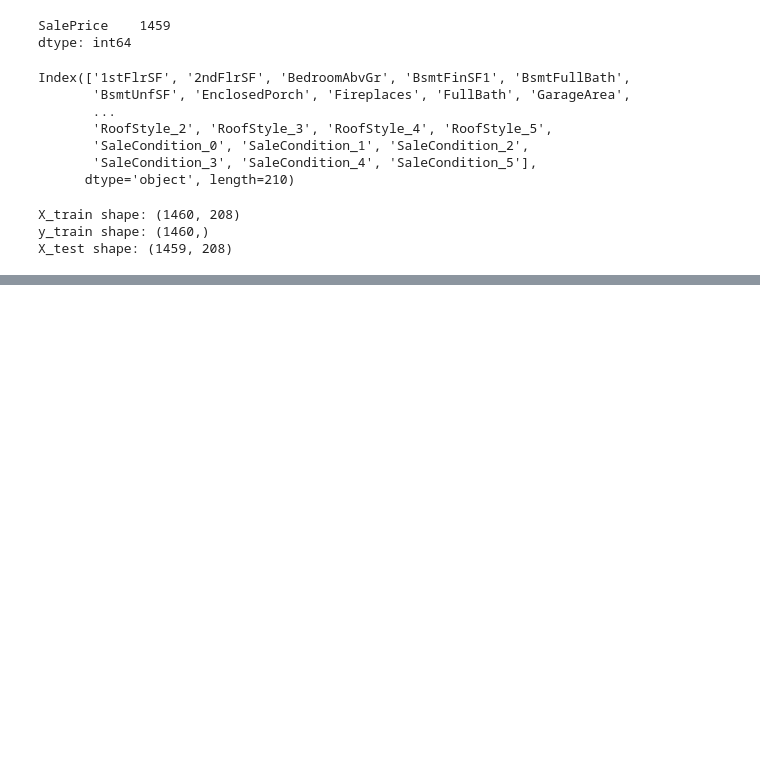
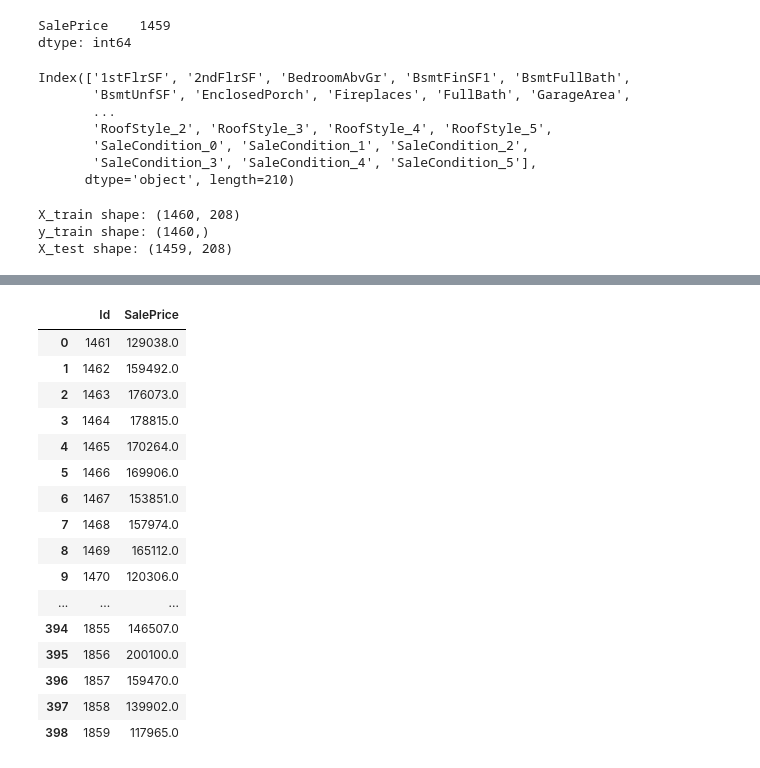
Before and after one commit to Hbvsa/HousePricesKaggle, a Jupyter notebook: HousePrices.ipynb, the cells around one changed output, grey strips where cells are left out. Drawn from its saved outputs; the diff is of its cells as text; code cells hidden in the pictures; blank space fills up the shorter version.

Commit message:
Experimented with blending multiple models which improves performance on test set

```diff
--- a/HousePrices.ipynb
+++ b/HousePrices.ipynb
@@ -521,12 +521,12 @@ Index(['1stFlrSF', '2ndFlrSF', 'BedroomAbvGr', 'BsmtFinSF1', 'BsmtFullBath',
       dtype='object', length=210)
 # %%
 X = StandardScaler().fit_transform(df_train.drop(columns=['SalePrice','Id']))
-y = df_train['SalePrice'].values
-X_test = StandardScaler().fit_transform(df_test.drop(columns=['Id']))
+y = np.log1p(df_train['SalePrice'].values)
+X_sub= StandardScaler().fit_transform(df_test.drop(columns=['Id']))
 
-print('X_train shape: {}'.format(X_train.shape))
-print('y_train shape: {}'.format(y_train.shape))
-print('X_test shape: {}'.format(X_test.shape))
+print('X_train shape: {}'.format(X.shape))
+print('y_train shape: {}'.format(y.shape))
+print('X_test shape: {}'.format(X_sub.shape))
 # %% [output]
 X_train shape: (1460, 208)
 y_train shape: (1460,)
@@ -537,0 +851,17 @@ submission = pd.read_csv("submission.csv")
+# %%
+print('Predict submission', datetime.now(),)
+submission = pd.read_csv("sample_submission.csv")
+submission.iloc[:,1] = np.floor(np.expm1(y_pred))
+
+
+# let's up it by mixing with the top kernels
+
+print('Blend with Top Kernals submissions', datetime.now(),)
+sub_1 = pd.read_csv('House_Prices_submit.csv')
+sub_2 = pd.read_csv('hybrid_solution.csv')
+sub_3 = pd.read_csv('lasso_sol22_Median.csv')
+
+submission.iloc[:,1] = np.floor((0.25 * np.floor(np.expm1(best_clf.predict(X_sub)))) +
+                                (0.25 * sub_1.iloc[:,1]) +
+                                (0.25 * sub_2.iloc[:,1]) +
+                                (0.25 * sub_3.iloc[:,1]))
@@ -537,0 +871,10 @@ submission = pd.read_csv("submission.csv")
+# %%
+# Brutal approach to deal with predictions close to outer range
+q1 = submission['SalePrice'].quantile(0.0045)
+q2 = submission['SalePrice'].quantile(0.99)
+
+submission['SalePrice'] = submission['SalePrice'].apply(lambda x: x if x > q1 else x*0.77)
+submission['SalePrice'] = submission['SalePrice'].apply(lambda x: x if x < q2 else x*1.1)
+
+submission.to_csv("new_submission.csv", index=False)
+print('Save submission', datetime.now(),)
@@ -537,0 +888,20 @@ submission = pd.read_csv("submission.csv")
+# %%
+submission
+# %% [output]
+|  | Id | SalePrice |
+| 0 | 1461 | 129038.0 |
+| 1 | 1462 | 159492.0 |
+| 2 | 1463 | 176073.0 |
+| 3 | 1464 | 178815.0 |
+| 4 | 1465 | 170264.0 |
+| 5 | 1466 | 169906.0 |
+| 6 | 1467 | 153851.0 |
+| 7 | 1468 | 157974.0 |
+| 8 | 1469 | 165112.0 |
+| 9 | 1470 | 120306.0 |
+| ... | ... | ... |
+| 394 | 1855 | 146507.0 |
+| 395 | 1856 | 200100.0 |
+| 396 | 1857 | 159470.0 |
+| 397 | 1858 | 139902.0 |
+| 398 | 1859 | 117965.0 |
```
Also changed, not shown: parts of 15 cells of this notebook.
